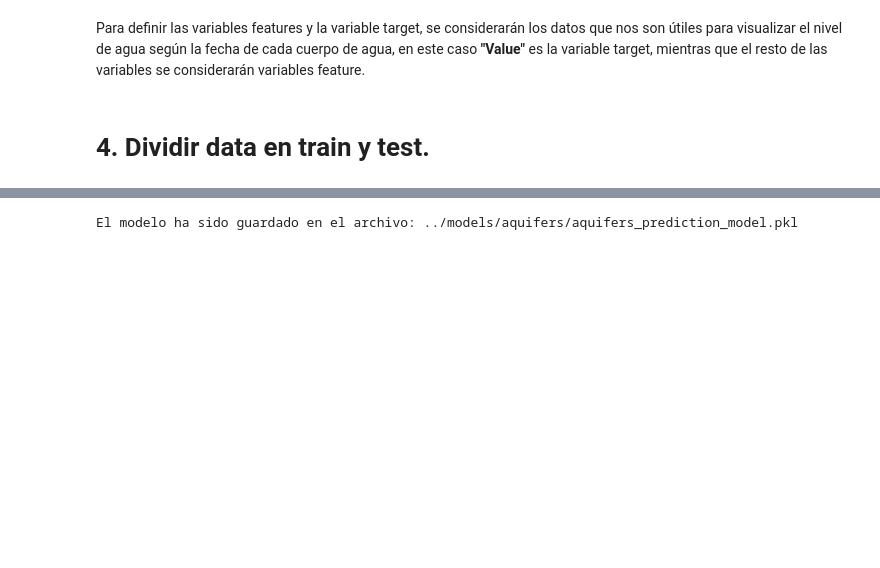
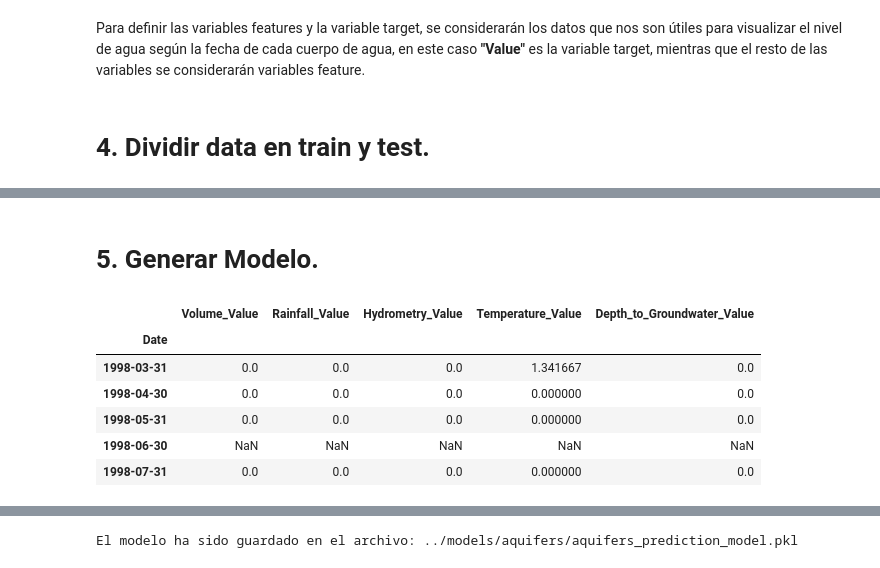
Before and after one commit to Bere333/Smart-Water-Analytics-BBRH, a Jupyter notebook: src/02_modeling_and_evaluation_aquifers.ipynb, the cells around one changed output, grey strips where cells are left out. Saved outputs shown, nothing was run; the diff lists cells and outputs as text; code cells hidden in the pictures; blank space fills up the shorter version.

```diff
--- a/src/02_modeling_and_evaluation_aquifers.ipynb
+++ b/src/02_modeling_and_evaluation_aquifers.ipynb
@@ -612,0 +87,12 @@ plt.show()
+# %% [markdown]
+# 5. Generar Modelo.
+# %%
+df.head()
+# %% [output]
+|  | Volume_Value | Rainfall_Value | Hydrometry_Value | Temperature_Value | Depth_to_Groundwater_Value |
+| Date |  |  |  |  |  |
+| 1998-03-31 | 0.0 | 0.0 | 0.0 | 1.341667 | 0.0 |
+| 1998-04-30 | 0.0 | 0.0 | 0.0 | 0.000000 | 0.0 |
+| 1998-05-31 | 0.0 | 0.0 | 0.0 | 0.000000 | 0.0 |
+| 1998-06-30 | NaN | NaN | NaN | NaN | NaN |
+| 1998-07-31 | 0.0 | 0.0 | 0.0 | 0.000000 | 0.0 |
```
Also changed, not shown: parts of 48 cells of this notebook.
